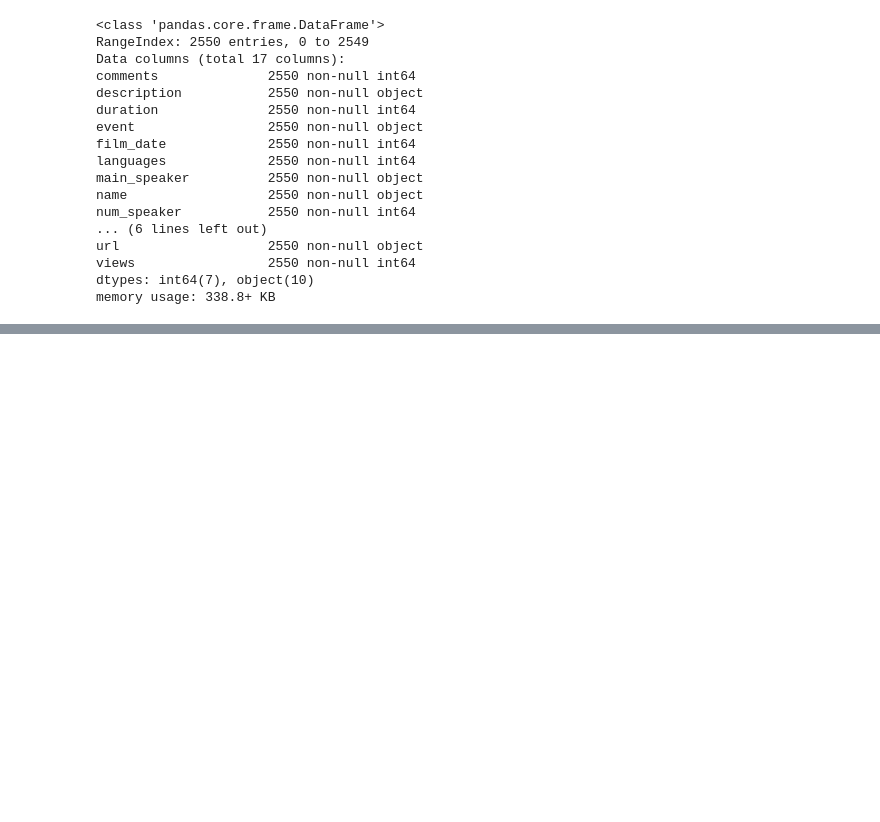
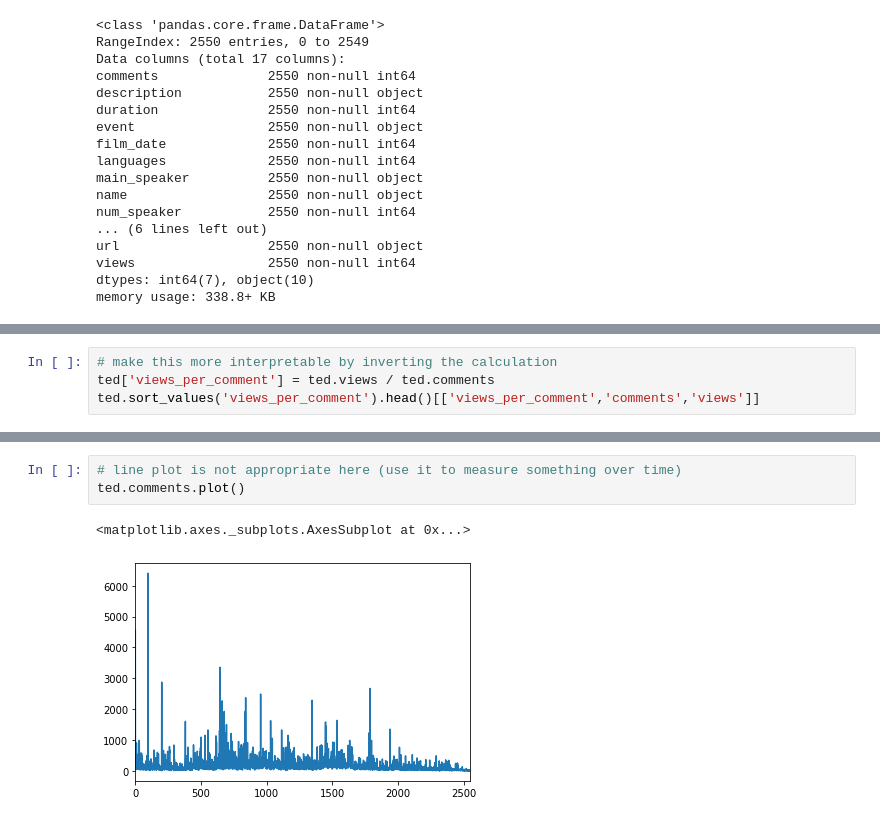
Before and after one commit to actuaryofprc/pycon-2019-tutorial, a Jupyter notebook: mytest.ipynb, the cells around one changed output, grey strips where cells are left out. Cells and saved outputs as stored; diff of their text form; blank space fills up the shorter version.

```diff
--- a/mytest.ipynb
+++ b/mytest.ipynb
@@ -59,0 +60,4 @@ ted.sort_values('comments').tail()[['comments_per_view','comments','views']]
+# %%
+# make this more interpretable by inverting the calculation
+ted['views_per_comment'] = ted.views / ted.comments
+ted.sort_values('views_per_comment').head()[['views_per_comment','comments','views']]
@@ -59,0 +71,6 @@ ted.sort_values('comments').tail()[['comments_per_view','comments','views']]
+# %%
+# line plot is not appropriate here (use it to measure something over time)
+ted.comments.plot()
+# %% [output]
+<matplotlib.axes._subplots.AxesSubplot at 0x...>
+[figure, added]
```
Also changed, not shown: parts of 22 cells of this notebook.
